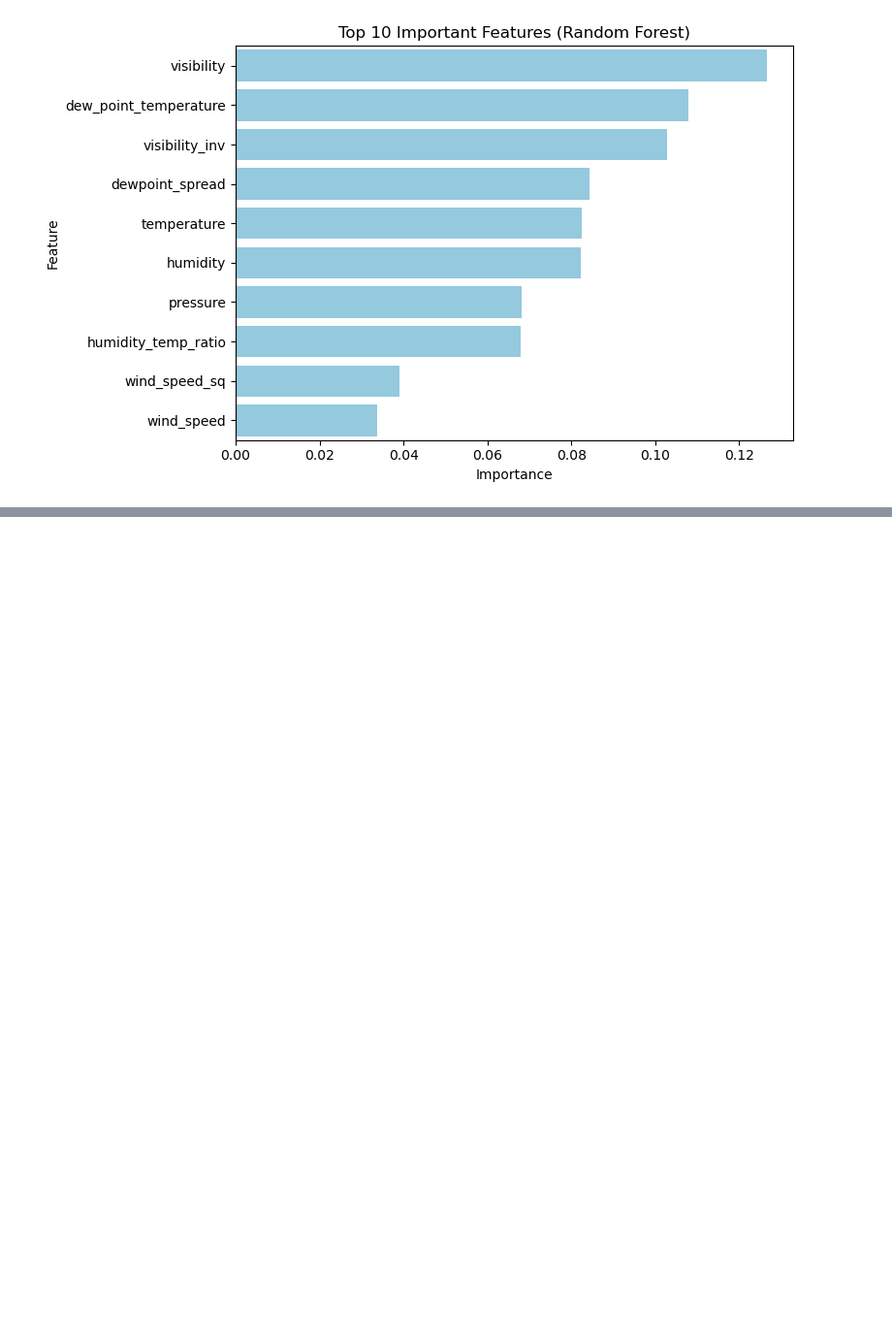
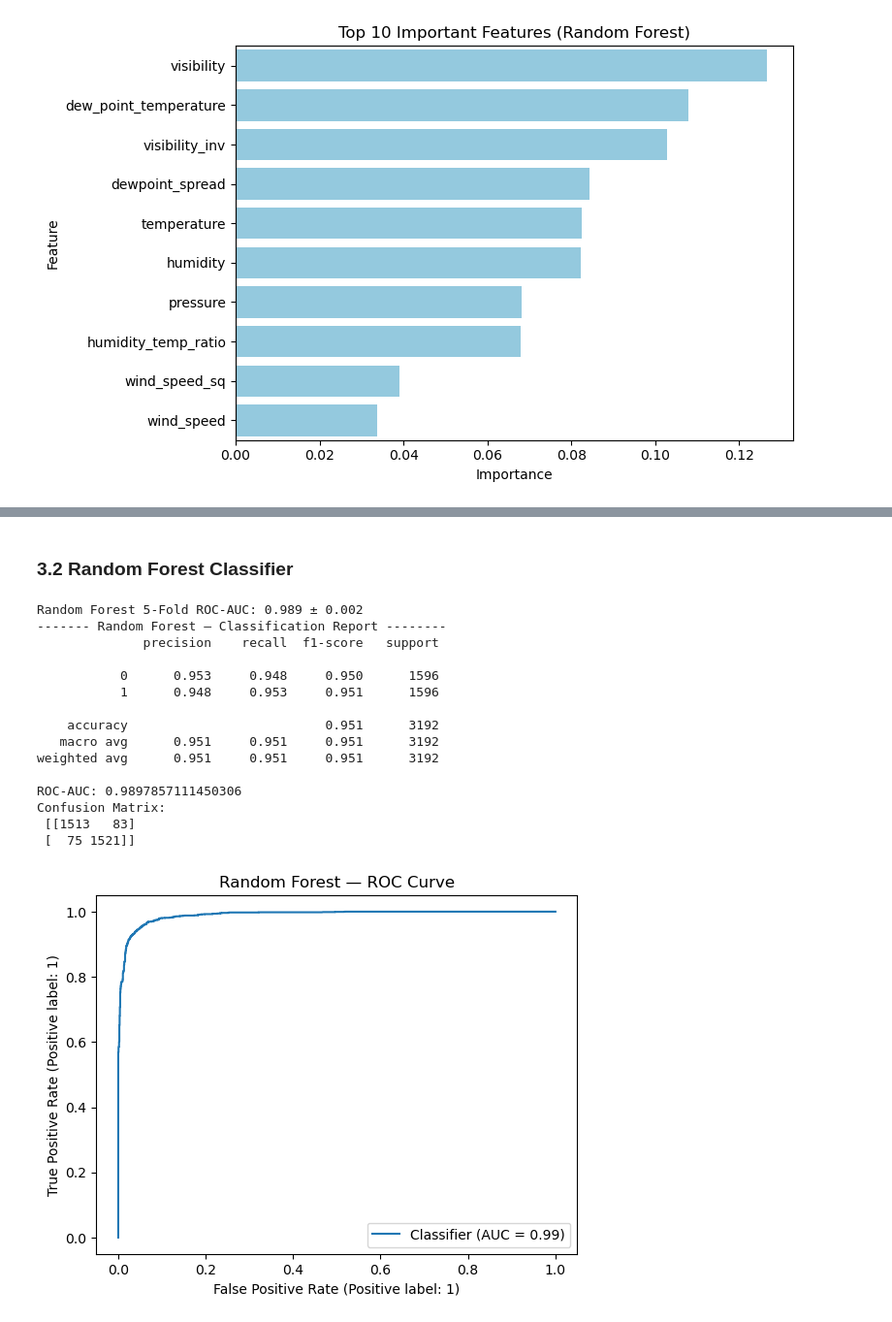
Before and after one commit to Yanyin-Chen-1156325/ST_ML_1156325, a Jupyter notebook: assignment3.ipynb, the cells around one changed output, grey strips where cells are left out. Shown at 97% size. Saved outputs shown, nothing was run; the diff lists cells and outputs as text; code cells hidden in the pictures; blank space fills up the shorter version.

```diff
--- a/assignment3.ipynb
+++ b/assignment3.ipynb
@@ -298,0 +382,52 @@ These consistent findings confirm the reliability of the selected variables, whi
+# %% [markdown]
+### 3.2 Random Forest Classifier
+# %%
+# Initialize model with moderate regularization to avoid overfitting
+rf = RandomForestClassifier(
+    n_estimators=300,       # number of trees
+    max_depth=None,         # let trees grow fully
+    min_samples_split=4,    # prevent over-complex trees
+    min_samples_leaf=2,     # control leaf size
+    random_state=42,
+    n_jobs=-1
+)
+
+# Cross-validation ROC-AUC
+cv = StratifiedKFold(n_splits=5, shuffle=True, random_state=42)
+cv_auc_rf = cross_val_score(rf, X_train, y_train, cv=cv, scoring='roc_auc')
+print(f"Random Forest 5-Fold ROC-AUC: {cv_auc_rf.mean():.3f} ± {cv_auc_rf.std():.3f}")
+
+# Fit on training data
+rf.fit(X_train, y_train)
+
+# Predict on test data
+y_pred_rf = rf.predict(X_test)
+y_prob_rf = rf.predict_proba(X_test)[:, 1]
+
+# Performance metrics
+print("------- Random Forest — Classification Report --------")
+print(classification_report(y_test, y_pred_rf, digits=3))
+print("ROC-AUC:", roc_auc_score(y_test, y_prob_rf))
+print("Confusion Matrix:\n", confusion_matrix(y_test, y_pred_rf))
+
+# ROC curve
+RocCurveDisplay.from_predictions(y_test, y_prob_rf)
+plt.title("Random Forest — ROC Curve")
+plt.show()
+# %% [output]
+Random Forest 5-Fold ROC-AUC: 0.989 ± 0.002
+------- Random Forest — Classification Report --------
+              precision    recall  f1-score   support
+
+           0      0.953     0.948     0.950      1596
+           1      0.948     0.953     0.951      1596
+
+    accuracy                          0.951      3192
+   macro avg      0.951     0.951     0.951      3192
+weighted avg      0.951     0.951     0.951      3192
+
+ROC-AUC: 0.9897857111450306
+Confusion Matrix:
+ [[1513   83]
+ [  75 1521]]
+[figure, added]
```
Also changed, not shown: parts of 12 cells of this notebook.
